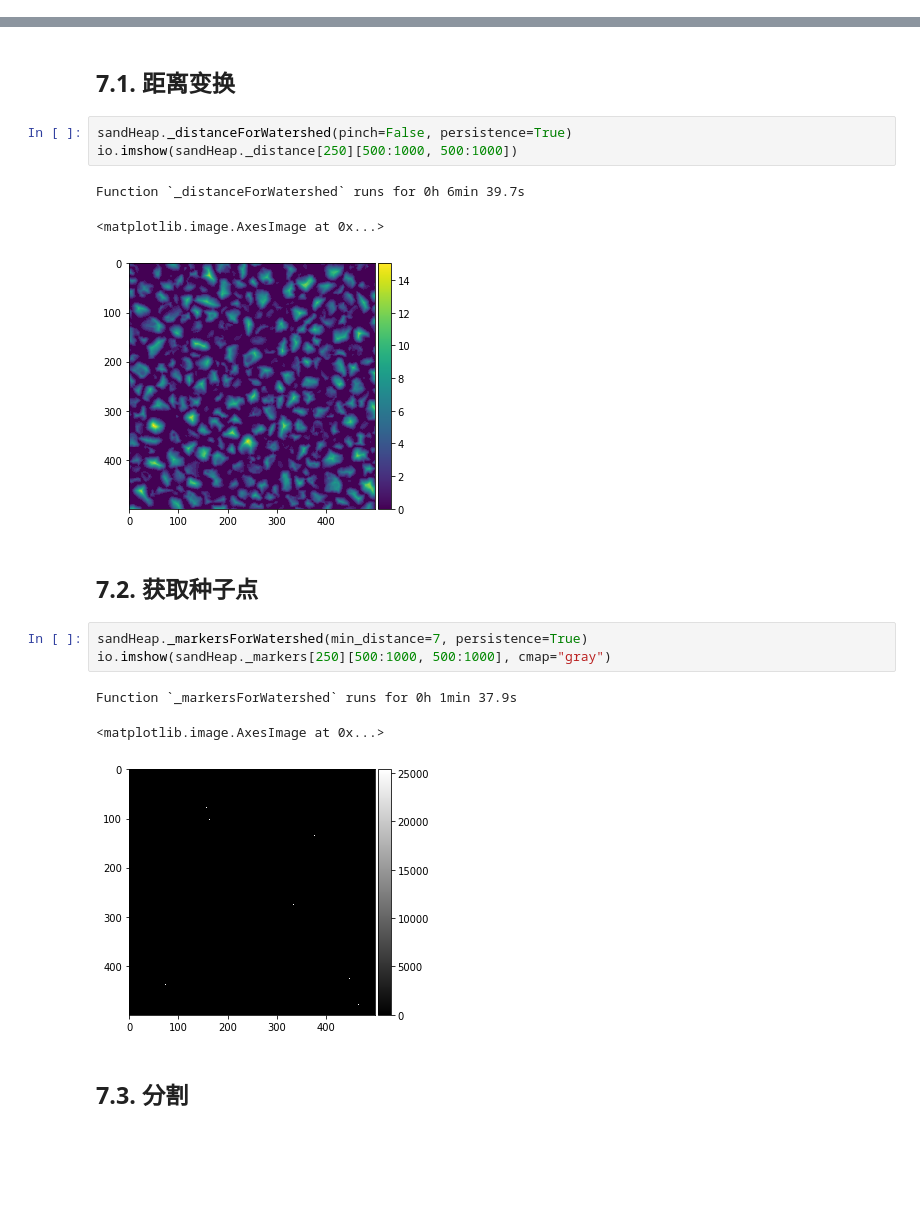
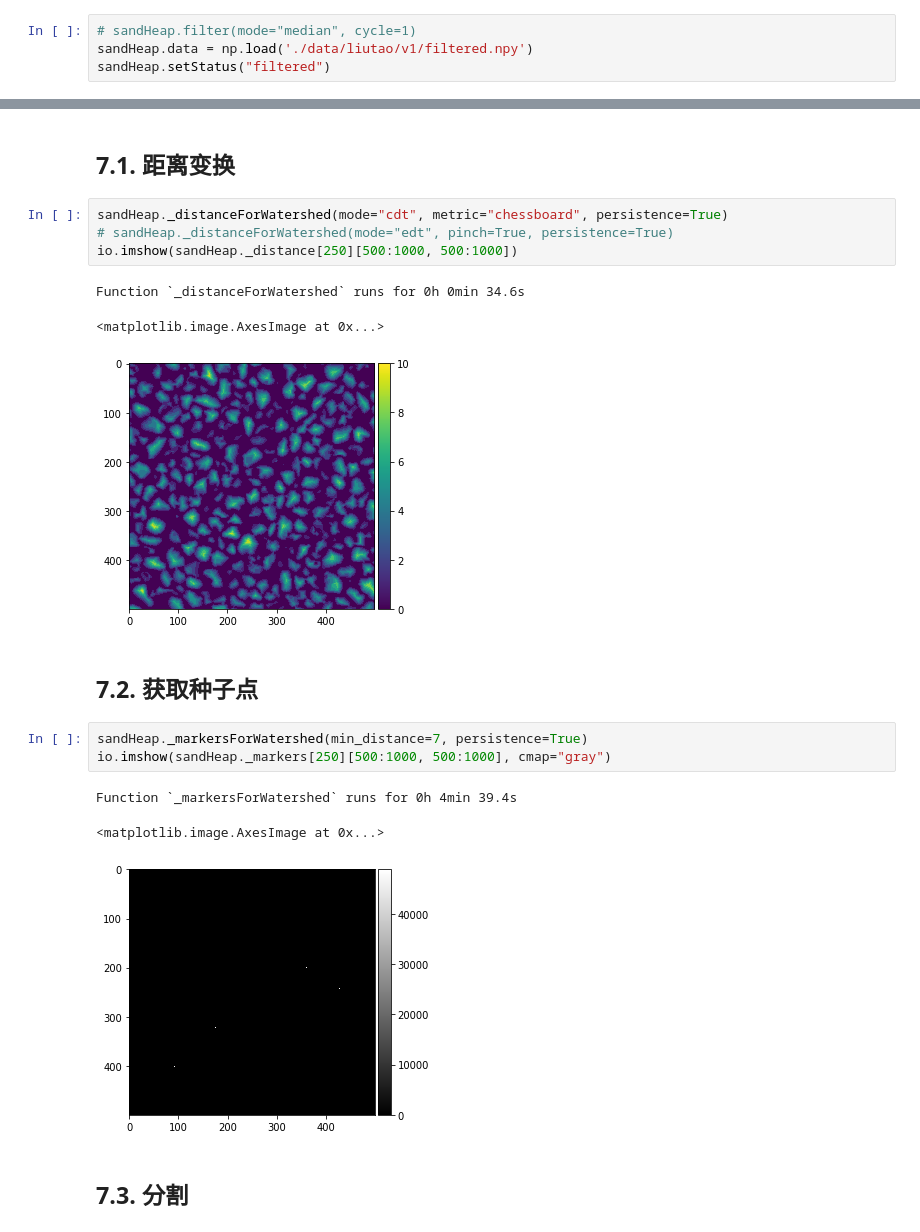
Before and after one commit to chua-n/soil, a Jupyter notebook: SandHeap500.ipynb, the cells around one changed output, grey strips where cells are left out. Cells and saved outputs as stored; diff of their text form; blank space fills up the shorter version.

```diff
--- a/SandHeap500.ipynb
+++ b/SandHeap500.ipynb
@@ -56,3 +54,7 @@ Function `filter` runs for 0h 7min 0.7s
+# %%
+# sandHeap.filter(mode="median", cycle=1)
+sandHeap.data = np.load('./data/liutao/v1/filtered.npy')
+sandHeap.setStatus("filtered")
 # %%
 _ = sandHeap.drawHistogram()
 # %% [output]
@@ -107,21 +109,22 @@ napari.view_image(sandHeap.data)
 # %% [markdown]
 ## 7.1. 距离变换
 # %%
-sandHeap._distanceForWatershed(pinch=False, persistence=True)
+sandHeap._distanceForWatershed(mode="cdt", metric="chessboard", persistence=True)
+# sandHeap._distanceForWatershed(mode="edt", pinch=True, persistence=True)
 io.imshow(sandHeap._distance[250][500:1000, 500:1000])
 # %% [output]
-Function `_distanceForWatershed` runs for 0h 6min 39.7s
+Function `_distanceForWatershed` runs for 0h 0min 34.6s
 <matplotlib.image.AxesImage at 0x...>
-[figure, old version]
+[figure, new version]
 # %% [markdown]
 ## 7.2. 获取种子点
 # %%
 sandHeap._markersForWatershed(min_distance=7, persistence=True)
 io.imshow(sandHeap._markers[250][500:1000, 500:1000], cmap="gray")
 # %% [output]
-Function `_markersForWatershed` runs for 0h 1min 37.9s
+Function `_markersForWatershed` runs for 0h 4min 39.4s
 <matplotlib.image.AxesImage at 0x...>
-[figure, old version]
+[figure, new version]
 # %% [markdown]
 ## 7.3. 分割
 # %%
```
Also changed, not shown: parts of 21 cells of this notebook, 6 other files.
